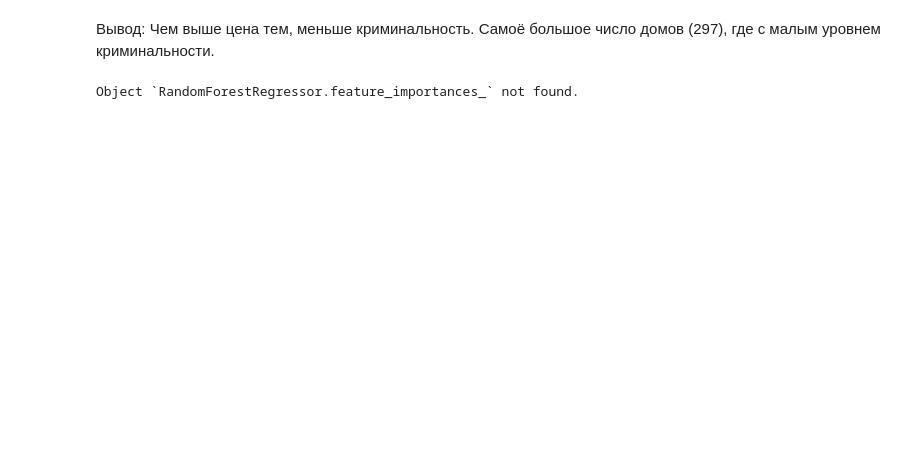
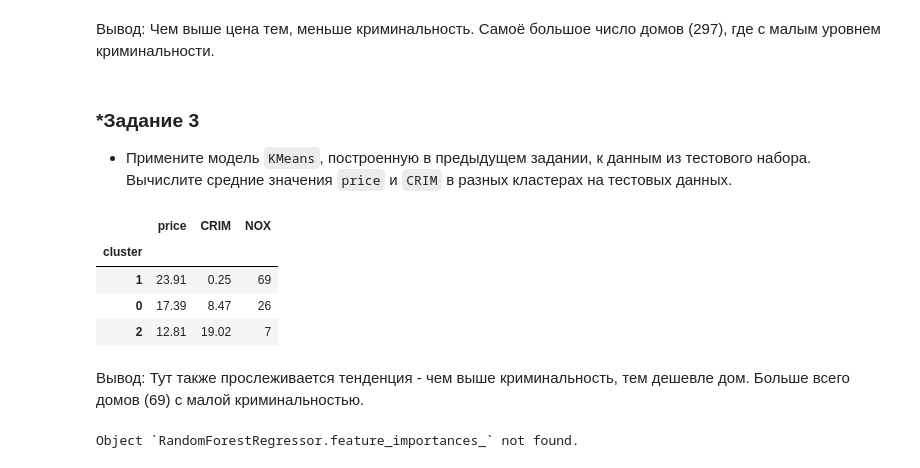
Before and after one commit to uc20100/Python-for-Data-Science, a Jupyter notebook: homework.ipynb, the cells around one changed output. Drawn from its saved outputs; the diff is of its cells as text; code cells hidden in the pictures; blank space fills up the shorter version.

Commit message:
Выполнил задание 3

```diff
--- a/homework.ipynb
+++ b/homework.ipynb
@@ -281,6 +281,27 @@ X_train_copy.groupby('cluster').agg({"price": "mean", "CRIM": "mean", "NOX": "co
 | 2 | 13.20 | 14.36 | 31 |
 # %% [markdown]
 Вывод: Чем выше цена тем, меньше криминальность. Самоё большое число домов (297), где с малым уровнем криминальности.
+# %% [markdown]
+### *Задание 3
+
+- Примените модель `KMeans`, построенную в предыдущем задании, к данным из тестового набора. Вычислите средние значения `price` и `CRIM` в разных кластерах на тестовых данных.
+# %%
+# Разобьём на 3 кластера X_test
+cluster_test = kmeans.predict(X_test)
+# Соединим датафреймы X_test и y_test
+X_test_copy = pd.concat([X_test, y_test], axis=1)
+# Добавим столбец с кластером
+X_test_copy['cluster'] = cluster_test
+# Посмотрим среднею цену и криминальность в зависимости от кластера, а также количество домов в каждом кластере
+X_test_copy.groupby('cluster').agg({"price": "mean", "CRIM": "mean", "NOX": "count"}).sort_values(by="CRIM")
+# %% [output]
+|  | price | CRIM | NOX |
+| cluster |  |  |  |
+| 1 | 23.91 | 0.25 | 69 |
+| 0 | 17.39 | 8.47 | 26 |
+| 2 | 12.81 | 19.02 | 7 |
+# %% [markdown]
+Вывод: Тут также прослеживается тенденция - чем выше криминальность, тем дешевле дом. Больше всего домов (69) с малой криминальностью.
 # %%
 ?RandomForestRegressor.feature_importances_
 # %% [output]
```
Also changed, not shown: parts of 5 cells of this notebook.
